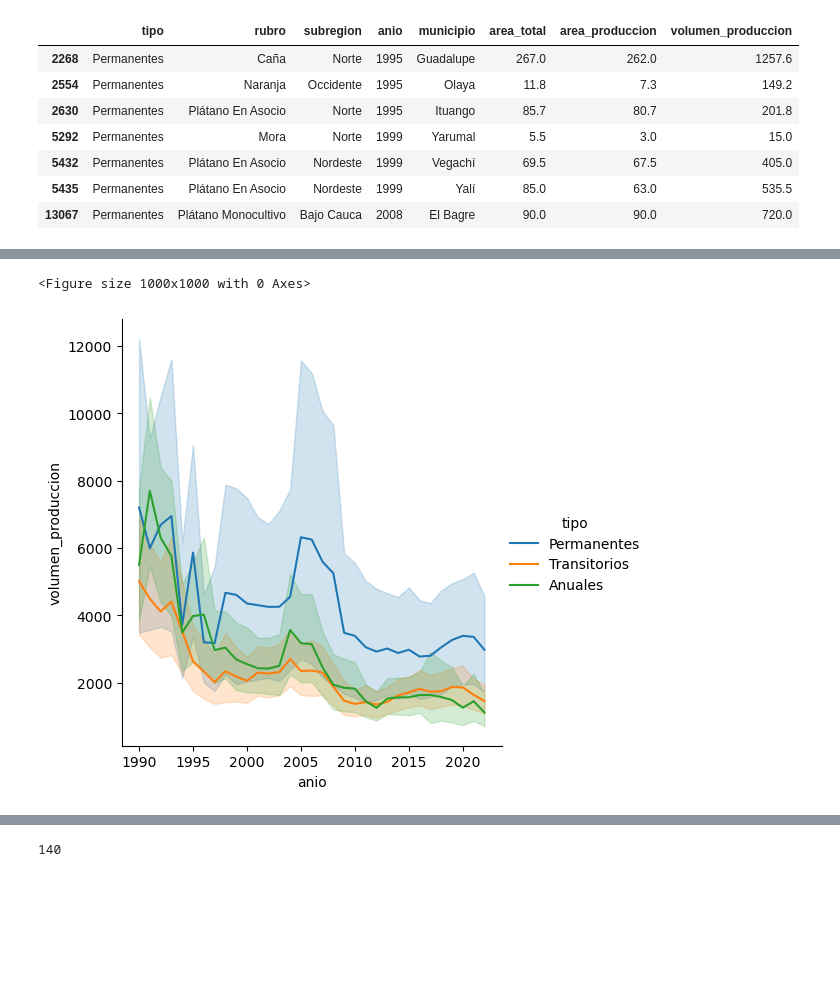
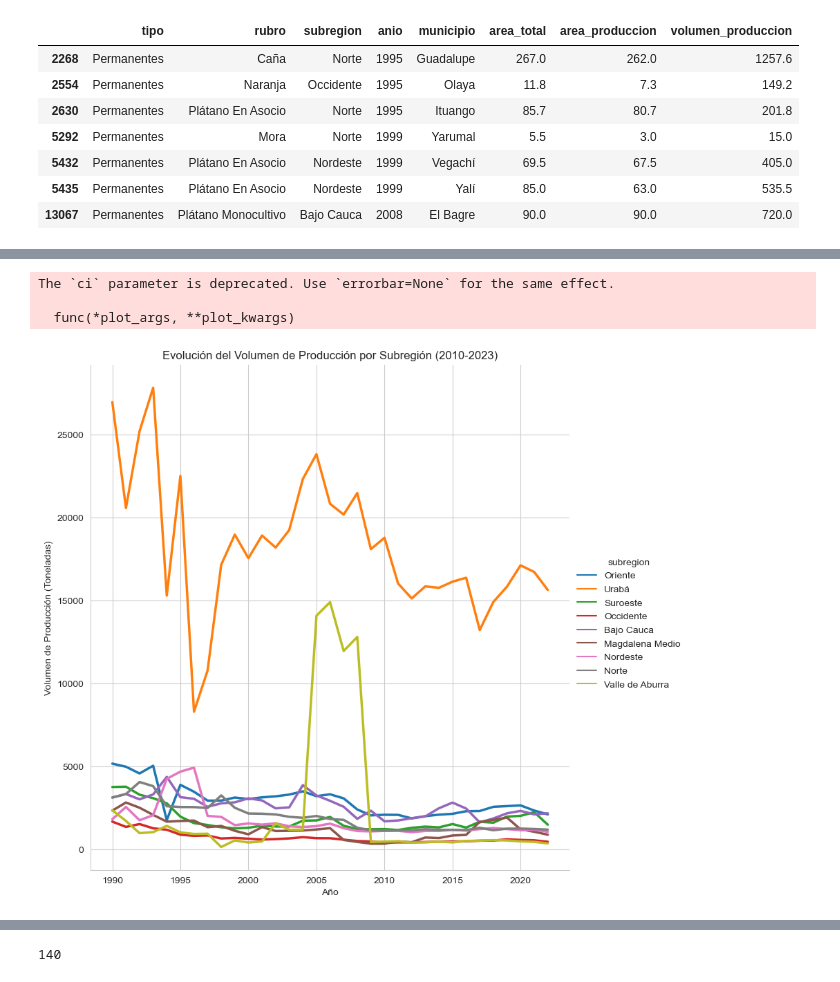
Before and after one commit to federr-gh/Produccion-agricola-datascience, a Jupyter notebook: produccion-agricola.ipynb, the cells around one changed output, grey strips where cells are left out. Cells and saved outputs as stored; diff of their text form; code cells hidden in the pictures; blank space fills up the shorter version.

```diff
--- a/produccion-agricola.ipynb
+++ b/produccion-agricola.ipynb
@@ -27,7 +27,7 @@ from sklearn.tree import DecisionTreeClassifier
 from xgboost import XGBClassifier
 from sklearn.metrics import confusion_matrix, accuracy_score
 # %%
-df = pd.read_json('dataset/produccion-agricola.json')
+df = pd.read_json('data/produccion-agricola.json')
 df.head()
 # %% [output]
 |  | tipo | rubro | subregion | anio | municipio | area_total | area_produccion | volumen_produccion |
@@ -82,6 +82,12 @@ df.describe(include='O')
 df[df['tipo'] == 'Permanentes']['volumen_produccion'].mean()
 # %% [output]
 3861.514644331663
+# %%
+areas = df[['area_total', 'area_produccion', 'volumen_produccion']].columns
+for i in df['tipo'].unique():
+    for j in areas:
+        media = df[df['tipo'] == i][j].mean()
+        df.loc[df['tipo'] == i, j] = df.loc[df['tipo'] == i, j].fillna(media)
 # %%
 df.groupby(['tipo'])['volumen_produccion'].mean()
 # %% [output]
@@ -106,3 +112,5 @@ df[df.duplicated()]
 | 5432 | Permanentes | Plátano En Asocio | Nordeste | 1999 | Vegachí | 69.5 | 67.5 | 405.0 |
 | 5435 | Permanentes | Plátano En Asocio | Nordeste | 1999 | Yalí | 85.0 | 63.0 | 535.5 |
 | 13067 | Permanentes | Plátano Monocultivo | Bajo Cauca | 2008 | El Bagre | 90.0 | 90.0 | 720.0 |
+# %%
+df.drop_duplicates(inplace=True)
@@ -135,10 +213,30 @@ plt.title('Top 10 Rubros')
 # %%
-plt.figure(figsize=(10, 10))
-sns.relplot(x='anio', y='volumen_produccion', data=df, hue='tipo', kind='line')
+grafico = sns.relplot(
+    x='anio',
+    y='volumen_produccion',
+    data=df,
+    hue='subregion',
+    kind='line',
+    height=8,  # Altura en pulgadas
+    #aspect=1.8,  # Relación ancho/alto
+    #palette=,  # Mejor esquema de colores
+    linewidth=2.5,
+    ci=None,  # Elimina intervalo de confianza si no es necesario
+    legend='full'
+)
+
+# Personalización avanzada
+grafico.set(
+    title='Evolución del Volumen de Producción por Subregión (2010-2023)',
+    xlabel='Año',
+    ylabel='Volumen de Producción (Toneladas)'
+)
 plt.show()
 # %% [output]
-<Figure size 1000x1000 with 0 Axes>
+The `ci` parameter is deprecated. Use `errorbar=None` for the same effect.
+
+  func(*plot_args, **plot_kwargs)
-[figure, old version]
+[figure, new version]
 # %%
 df[(df['subregion']=='Oriente') | (df['subregion']=='Urabá')]
 # %% [output]
```
Also changed, not shown: parts of 23 cells of this notebook.
